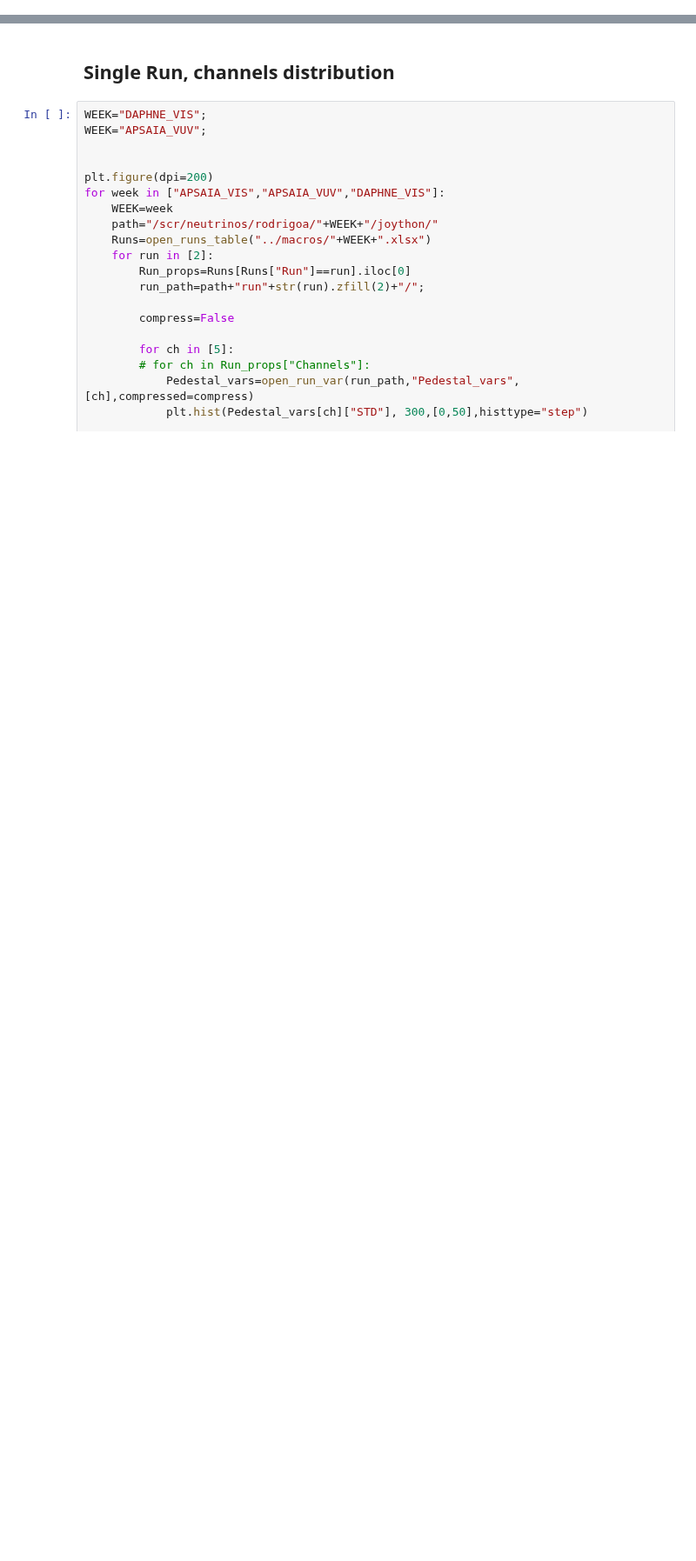
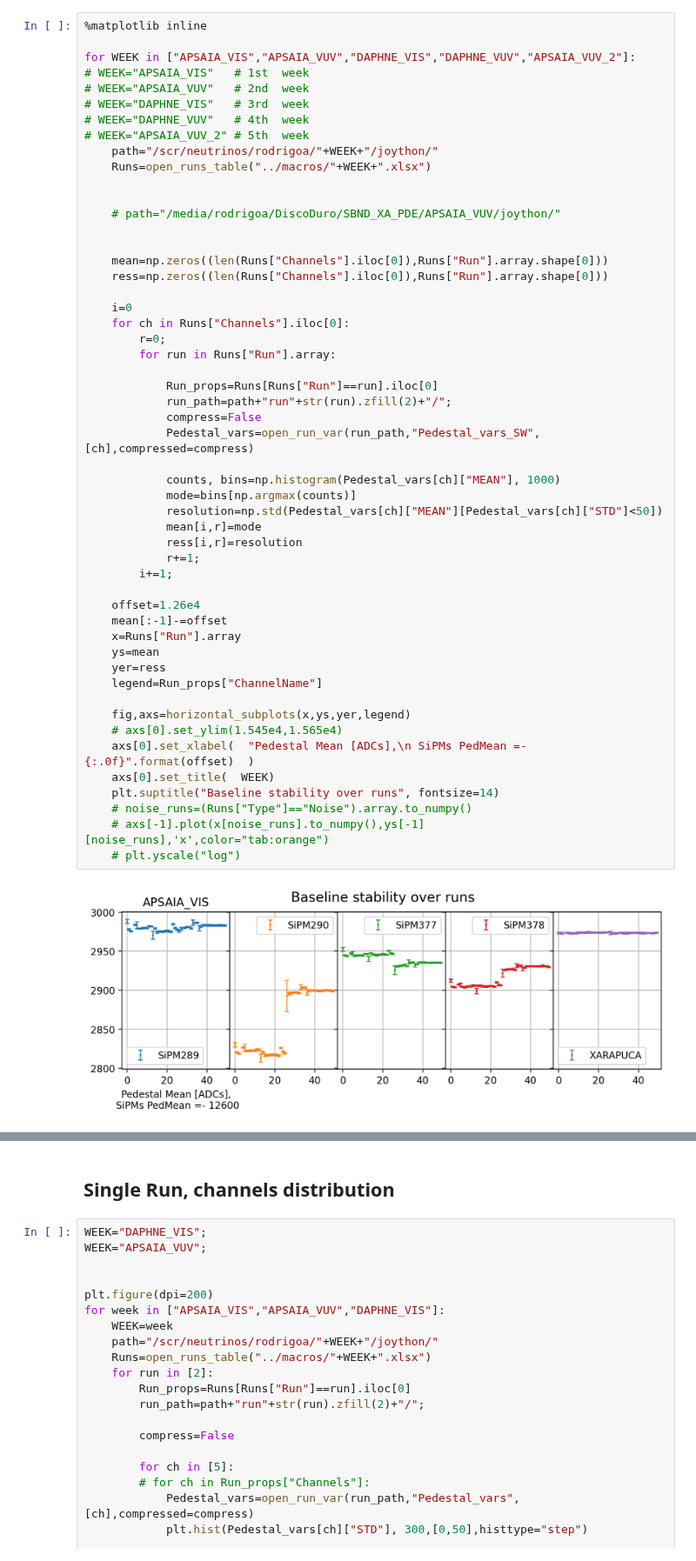
Before and after one commit to CIEMAT-Neutrino/SCINT, a Jupyter notebook: joython/joython_notebooks/Noise.ipynb, the cells around one changed output, grey strips where cells are left out. Shown at 87% size. Saved outputs shown, nothing was run; the diff lists cells and outputs as text; blank space fills up the shorter version.

```diff
--- a/joython/joython_notebooks/Noise.ipynb
+++ b/joython/joython_notebooks/Noise.ipynb
@@ -53,0 +63,54 @@ axs[0].set_xlabel(  "Pedestal STD [ADCs]"  )
+# %%
+%matplotlib inline
+
+for WEEK in ["APSAIA_VIS","APSAIA_VUV","DAPHNE_VIS","DAPHNE_VUV","APSAIA_VUV_2"]:
+# WEEK="APSAIA_VIS"   # 1st  week
+# WEEK="APSAIA_VUV"   # 2nd  week
+# WEEK="DAPHNE_VIS"   # 3rd  week
+# WEEK="DAPHNE_VUV"   # 4th  week
+# WEEK="APSAIA_VUV_2" # 5th  week
+    path="/scr/neutrinos/rodrigoa/"+WEEK+"/joython/"
+    Runs=open_runs_table("../macros/"+WEEK+".xlsx")
+
+
+    # path="/media/rodrigoa/DiscoDuro/SBND_XA_PDE/APSAIA_VUV/joython/"
+
+
+    mean=np.zeros((len(Runs["Channels"].iloc[0]),Runs["Run"].array.shape[0]))
+    ress=np.zeros((len(Runs["Channels"].iloc[0]),Runs["Run"].array.shape[0]))
+
+    i=0
+    for ch in Runs["Channels"].iloc[0]:
+        r=0;
+        for run in Runs["Run"].array:
+
+            Run_props=Runs[Runs["Run"]==run].iloc[0]
+            run_path=path+"run"+str(run).zfill(2)+"/";
+            compress=False
+            Pedestal_vars=open_run_var(run_path,"Pedestal_vars_SW",[ch],compressed=compress)
+
+            counts, bins=np.histogram(Pedestal_vars[ch]["MEAN"], 1000)
+            mode=bins[np.argmax(counts)]
+            resolution=np.std(Pedestal_vars[ch]["MEAN"][Pedestal_vars[ch]["STD"]<50])
+            mean[i,r]=mode
+            ress[i,r]=resolution
+            r+=1;
+        i+=1;
+
+    offset=1.26e4
+    mean[:-1]-=offset
+    x=Runs["Run"].array
+    ys=mean
+    yer=ress
+    legend=Run_props["ChannelName"]
+
+    fig,axs=horizontal_subplots(x,ys,yer,legend)
+    # axs[0].set_ylim(1.545e4,1.565e4)
+    axs[0].set_xlabel(  "Pedestal Mean [ADCs],\n SiPMs PedMean =- {:.0f}".format(offset)  )
+    axs[0].set_title(  WEEK)
+    plt.suptitle("Baseline stability over runs", fontsize=14)
+    # noise_runs=(Runs["Type"]=="Noise").array.to_numpy()
+    # axs[-1].plot(x[noise_runs].to_numpy(),ys[-1][noise_runs],'x',color="tab:orange")
+    # plt.yscale("log")
+# %% [output]
+[figure, added]
```
Also changed, not shown: parts of 7 cells of this notebook, 3 other files.
